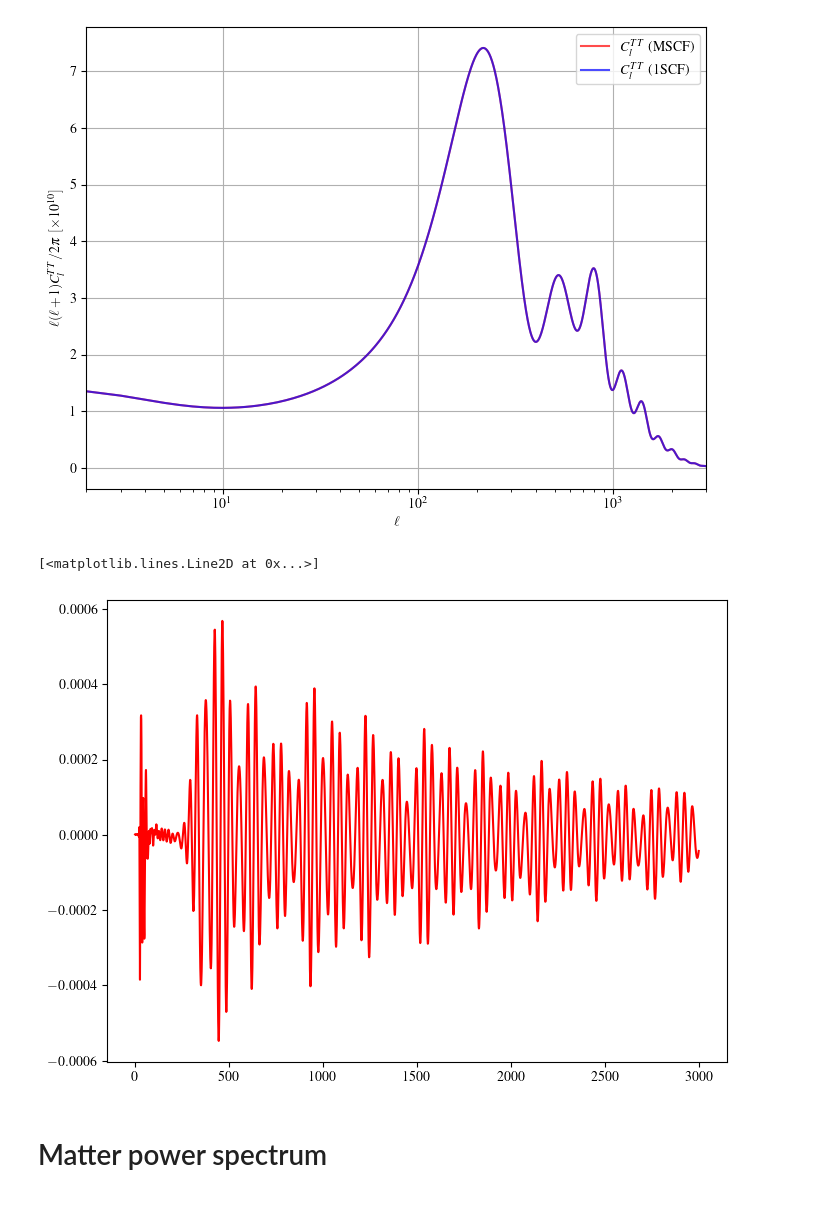
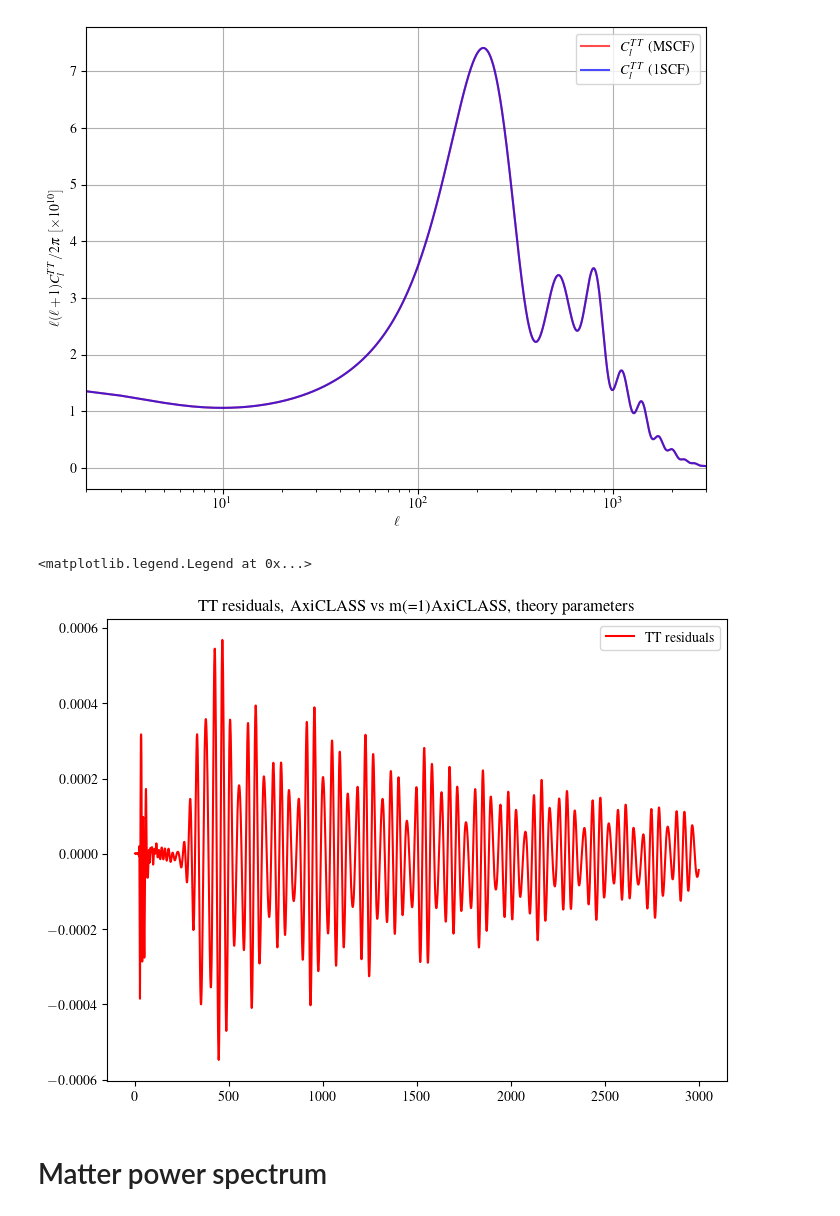
Before and after one commit to marcobeIIa/AxiCLASS, a Jupyter notebook: notebooks/mb_mEDE_1v1.ipynb, the cells around one changed output. Cells and saved outputs as stored; diff of their text form; code cells hidden in the pictures.

```diff
--- a/notebooks/mb_mEDE_1v1.ipynb
+++ b/notebooks/mb_mEDE_1v1.ipynb
@@ -199,10 +199,13 @@ plt.legend()
 <matplotlib.legend.Legend at 0x...>
 [figure]
 # %%
-plt.plot(ell,(factor*cl_tot['tt']-factor1*cl_tot_1['tt'])/(factor*cl_tot['tt']),'r-',label='residuals')
+plt.title('TT residuals, AxiCLASS vs m(=1)AxiCLASS, theory parameters')
+
+plt.plot(ell,(factor*cl_tot['tt']-factor1*cl_tot_1['tt'])/(factor*cl_tot['tt']),'r-',label='TT residuals')
+plt.legend()
 # %% [output]
-[<matplotlib.lines.Line2D at 0x...>]
+<matplotlib.legend.Legend at 0x...>
-[figure, old version]
+[figure, new version]
 # %% [markdown]
 # Matter power spectrum
 # %%
```
Also changed, not shown: parts of 2 cells of this notebook, 6 other files.
